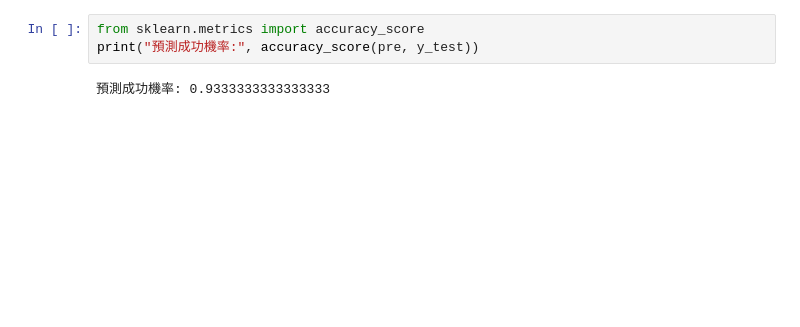
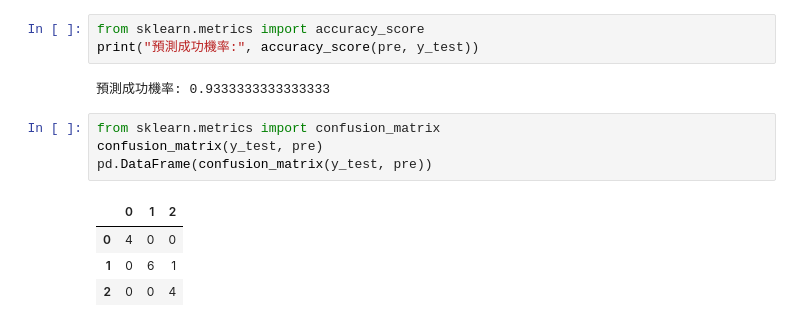
Before and after one commit to kurtlee1984/20210602, a Jupyter notebook: classification_practice.ipynb, the cells around one changed output. Cells and saved outputs as stored; diff of their text form; blank space fills up the shorter version.

```diff
--- a/classification_practice.ipynb
+++ b/classification_practice.ipynb
@@ -96,3 +85,12 @@ from sklearn.metrics import accuracy_score
 print("預測成功機率:", accuracy_score(pre, y_test))
 # %% [output]
 預測成功機率: 0.9333333333333333
+# %%
+from sklearn.metrics import confusion_matrix
+confusion_matrix(y_test, pre)
+pd.DataFrame(confusion_matrix(y_test, pre))
+# %% [output]
+|  | 0 | 1 | 2 |
+| 0 | 4 | 0 | 0 |
+| 1 | 0 | 6 | 1 |
+| 2 | 0 | 0 | 4 |
```
Also changed, not shown: parts of 4 cells of this notebook.
